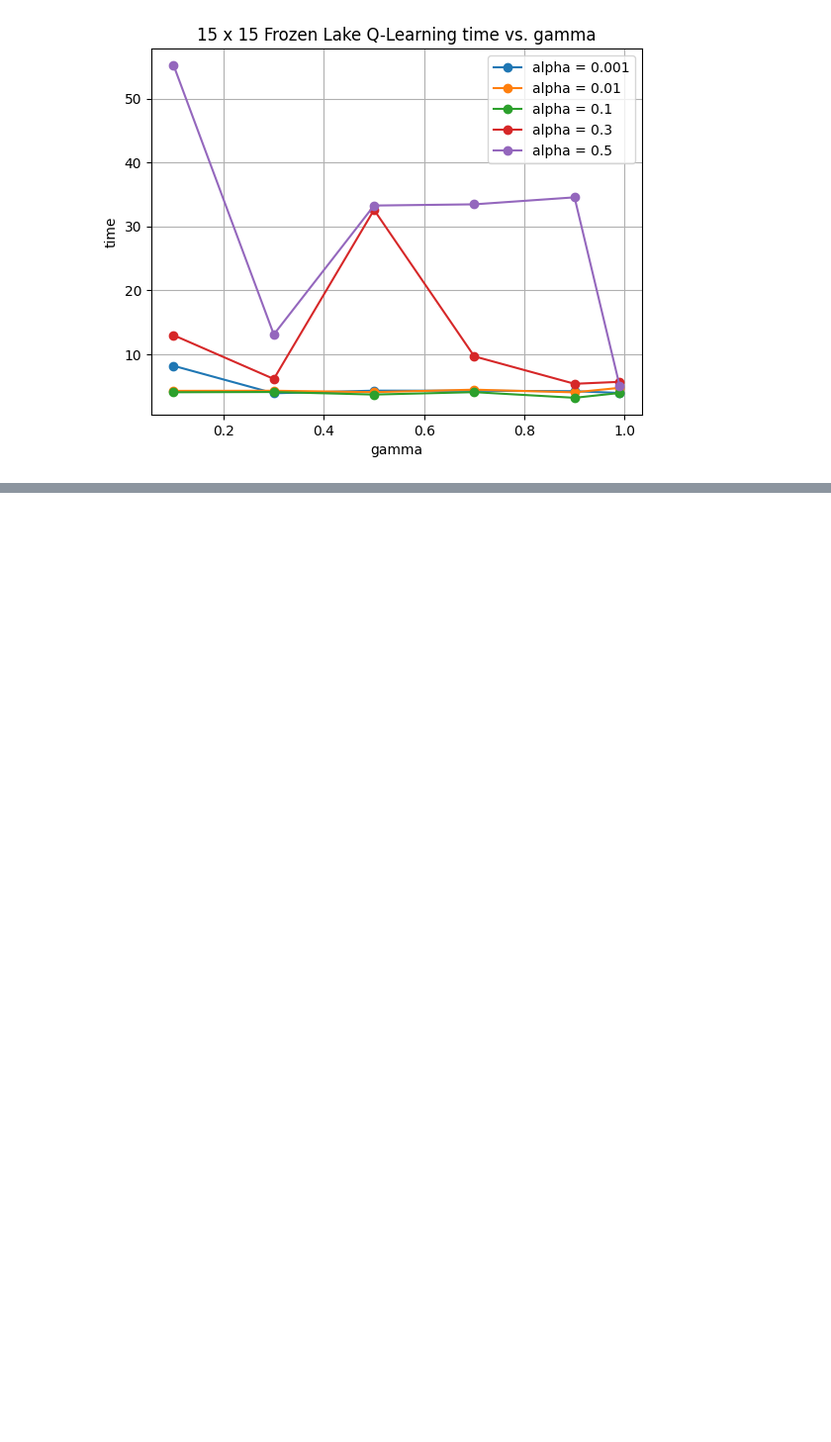
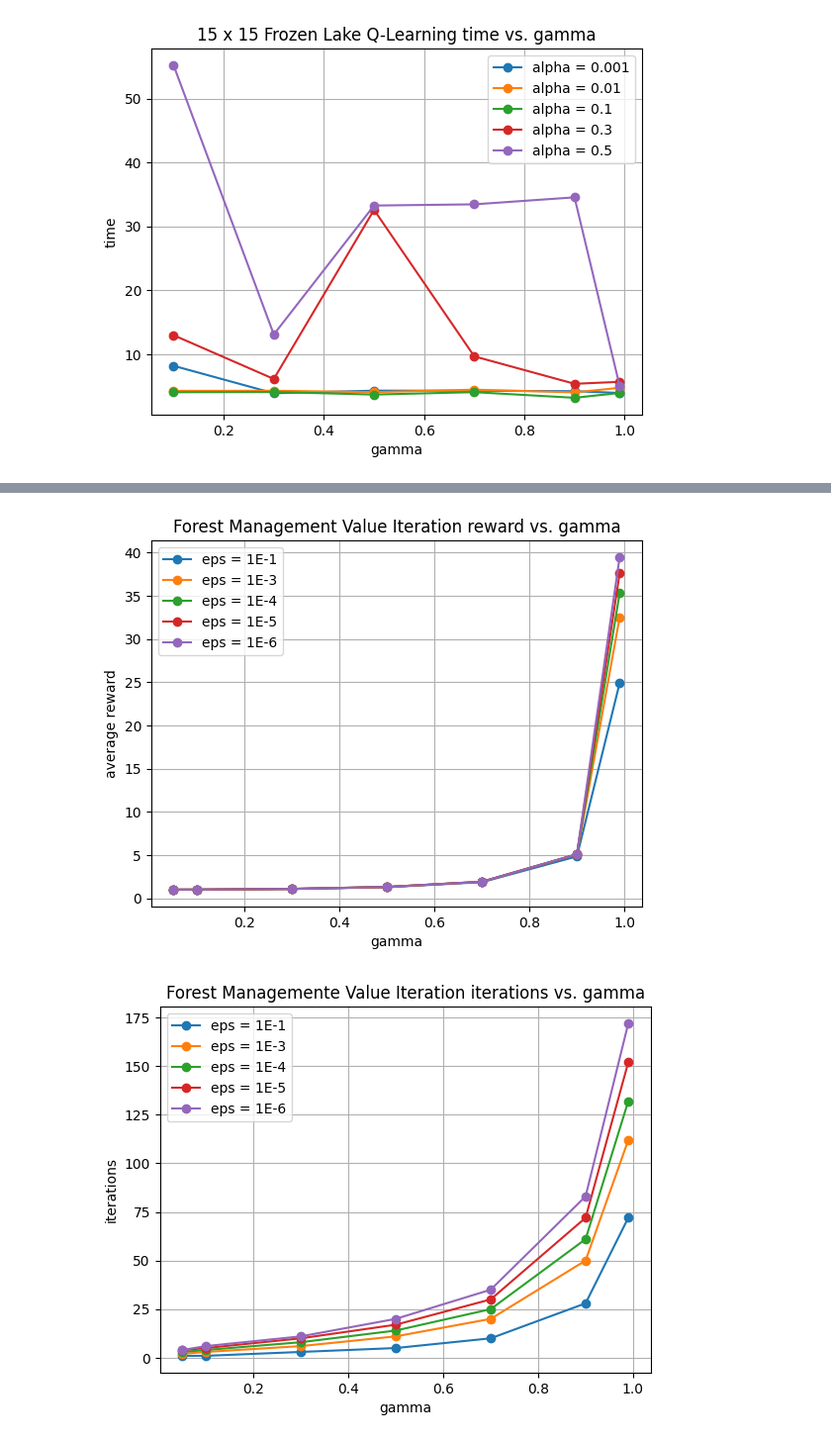
Before and after one commit to jay-kj-woo/CS7641, a Jupyter notebook: CS7641_MarkovDecisionProcesses.ipynb, the cells around one changed output, grey strips where cells are left out. Shown at 99% size. Cells and saved outputs as stored; diff of their text form; code cells hidden in the pictures; blank space fills up the shorter version.

```diff
--- a/CS7641_MarkovDecisionProcesses.ipynb
+++ b/CS7641_MarkovDecisionProcesses.ipynb
@@ -1168,0 +1365,18 @@ plt.show()
+# %%
+P, R = mdptoolbox.example.forest(S=900)
+
+time_array = []
+reward_array = []
+iter_array = []
+
+gamma = [0.05, 0.1, 0.3, 0.5, 0.7, 0.9, 0.99]
+eps = [0.1, 0.001, 0.0001, 0.00001, 0.000001]
+
+for g in gamma:
+  for e in eps:
+      vi = hiive.mdptoolbox.mdp.ValueIteration(P, R, gamma = g, epsilon = e, max_iter = 2000)
+      vi.setVerbose()
+      vi.run()
+      reward_array.append(np.mean(vi.V))
+      iter_array.append(vi.iter)
+      time_array.append(vi.time)
@@ -1168,0 +1401,46 @@ plt.show()
+# %%
+iter_array = np.array(iter_array).reshape(7,5)
+reward_array = np.array(reward_array).reshape(7,5)
+time_array = np.array(time_array).reshape(7,5)
+
+plt.rcdefaults()
+plt.plot(gamma,  reward_array[:,0], label = "eps = 1E-1",  marker = 'o')
+plt.plot(gamma,  reward_array[:,1], label = "eps = 1E-3",  marker = 'o')
+plt.plot(gamma,  reward_array[:,2], label = "eps = 1E-4",  marker = 'o')
+plt.plot(gamma,  reward_array[:,3], label = "eps = 1E-5",  marker = 'o')
+plt.plot(gamma,  reward_array[:,4], label = "eps = 1E-6",  marker = 'o')
+plt.legend(loc = "best")
+plt.title("Forest Management Value Iteration reward vs. gamma")
+plt.xlabel("gamma")
+plt.ylabel("average reward")
+plt.grid(True)
+plt.show()
+
+plt.rcdefaults()
+plt.plot(gamma,  iter_array[:,0], label = "eps = 1E-1",  marker = 'o')
+plt.plot(gamma,  iter_array[:,1], label = "eps = 1E-3",  marker = 'o')
+plt.plot(gamma,  iter_array[:,2], label = "eps = 1E-4",  marker = 'o')
+plt.plot(gamma,  iter_array[:,3], label = "eps = 1E-5",  marker = 'o')
+plt.plot(gamma,  iter_array[:,4], label = "eps = 1E-6",  marker = 'o')
+plt.legend(loc = "best")
+plt.title("Forest Managemente Value Iteration iterations vs. gamma")
+plt.xlabel("gamma")
+plt.ylabel("iterations")
+plt.grid(True)
+plt.show()
+
+plt.rcdefaults()
+plt.plot(gamma,  time_array[:,0], label = "eps = 1E-1",  marker = 'o')
+plt.plot(gamma,  time_array[:,1], label = "eps = 1E-3",  marker = 'o')
+plt.plot(gamma,  time_array[:,2], label = "eps = 1E-4",  marker = 'o')
+plt.plot(gamma,  time_array[:,3], label = "eps = 1E-5",  marker = 'o')
+plt.plot(gamma,  time_array[:,4], label = "eps = 1E-6",  marker = 'o')
+plt.legend(loc = "best")
+plt.title("Forest Management Value Iteration time vs. gamma")
+plt.xlabel("gamma")
+plt.ylabel("time")
+plt.grid(True)
+plt.show()
+# %% [output]
+[figure, added]
+[figure, added]
```
Also changed, not shown: parts of 30 cells of this notebook.
